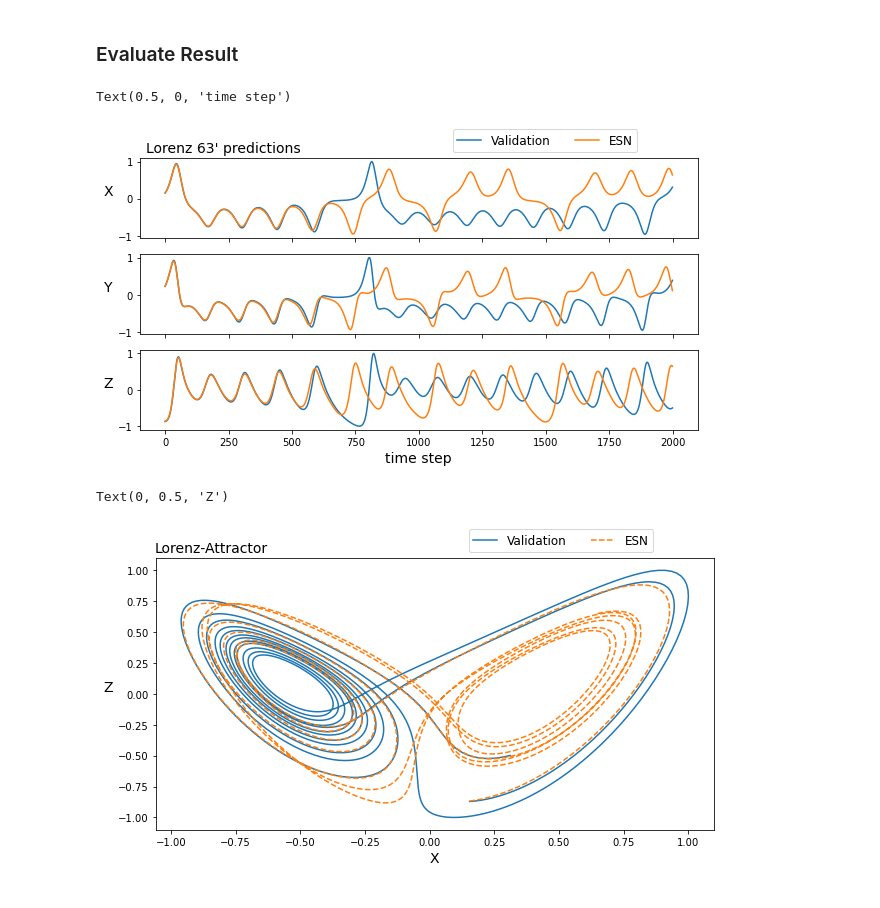
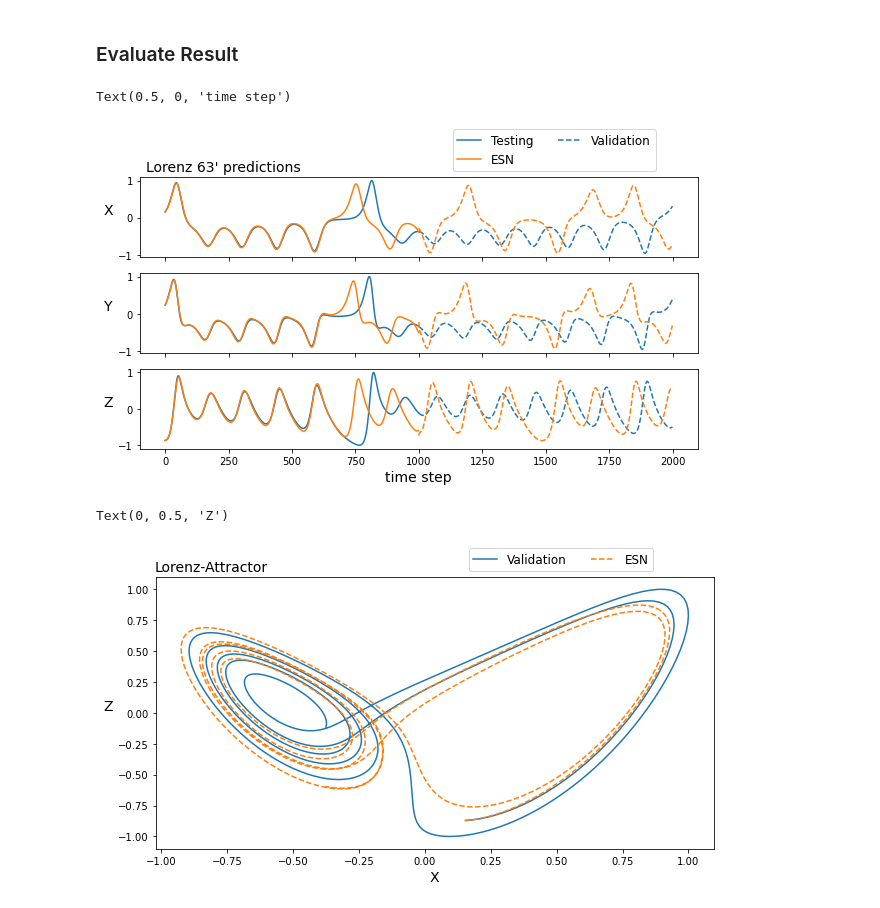
Before and after one commit to flohey/turbESN, a Jupyter notebook: basic_tour/basic_tour.ipynb, the cells around one changed output. Cells and saved outputs as stored; diff of their text form; code cells hidden in the pictures.

```diff
--- a/basic_tour/basic_tour.ipynb
+++ b/basic_tour/basic_tour.ipynb
@@ -43,22 +43,25 @@ data_scaled *=2
 
 # Data parameters
 trainingLength = 2049
-testingLength = 2000
+testingLength = 1000
+validationLength = 1000
+transientTime = 49
 esn_start = 1
-esn_end = esn_start + trainingLength + testingLength
+esn_end = esn_start + trainingLength + testingLength + validationLength
 
-u_train, y_train, u_test, y_test = PreparePredictorData(data = data_scaled,
+u_train, y_train, u_test, y_test, u_val, y_val = PreparePredictorData(data = data_scaled,
                                                          n_input = n_input_data,
                                                          trainingLength = trainingLength,
                                                          testingLength = testingLength,
+                                                         validationLength = validationLength,
                                                          esn_start = esn_start,
                                                           esn_end = esn_end)
 # %% [markdown]
 ### Initialize ESN
 # %%
 # Hyperparameters
-randomSeed = 42
-n_reservoir = 300
+randomSeed = 41
+n_reservoir = 256
 leakingRate = 0.1
 spectralRadius =  1.1
 reservoirDensity = 0.2
@@ -70,6 +73,7 @@ esn = ESN(randomSeed = randomSeed,
            esn_end = esn_end,
            trainingLength = trainingLength,
            testingLength = testingLength,
+           validationLength = validationLength,
            data_timesteps = data_timesteps,
            n_input = n_input_data,
            n_output = n_input_data,
@@ -87,37 +91,49 @@ esn = ESN(randomSeed = randomSeed,
            noiseLevel_out = 0.0,
            mode = 'auto',
            weightGeneration = 'uniform',
-           transientTime  = 49,
+           transientTime  = transientTime,
+           use_watts_strogatz_reservoir = False,
+           ws_p = 0.3,
            verbose = False)
 # %% [markdown]
 ### Run ESN
 # %%
-mse_train, mse_test, y_pred = RunturbESN(esn = esn, u_train = u_train, y_train = y_train, y_test = y_test, u_test = u_test)
+mse_train, mse_test, mse_val, y_pred_test, y_pred_val = RunturbESN(esn=esn,
+                                                          u_train=u_train,
+                                                          y_train=y_train,
+                                                          y_test=y_test,
+                                                          u_test=u_test,
+                                                          u_val=u_val,
+                                                          y_val=y_val)
 # %% [markdown]
 ### Evaluate Result
 # %%
+import seaborn as sns
 ylabels = ['X','Y','Z']
+clrs = sns.color_palette()
 fig,axs = plt.subplots(figsize = (10,5), nrows = 3, sharex = True)
 for ii in range(n_input_data):
-    axs[ii].plot(y_test[:,ii], label = 'Validation')
-    axs[ii].plot(y_pred[:,ii], label = 'ESN')
+    axs[ii].plot(range(testingLength),y_test[:,ii], label = 'Testing',color = clrs[0])
+    axs[ii].plot(range(testingLength),y_pred_test[:,ii], label = 'ESN',color=clrs[1])
+    axs[ii].plot(range(testingLength,testingLength+validationLength),y_val[:,ii], label = 'Validation',linestyle = "dashed",color = clrs[0])
+    axs[ii].plot(range(testingLength,testingLength+validationLength),y_pred_val[:,ii], label = '',linestyle = "dashed",color=clrs[1])
     axs[ii].set_ylabel(ylabels[ii], fontsize = 14, rotation = 0, labelpad = 10)
     #axs[ii].grid()
 
 axs[0].legend(fontsize = 12, ncol = 2, loc = 'lower left', bbox_to_anchor = (.55,1))
 axs[0].set_title("Lorenz 63' predictions", x = .15, fontsize = 14)
 axs[-1].set_xlabel('time step',fontsize = 14)
 # %% [output]
 Text(0.5, 0, 'time step')
-[figure, old version]
+[figure, new version]
 # %%
 fig,axs = plt.subplots(figsize = (10,5))
 axs.plot(y_test[:,0],y_test[:,2],label = 'Validation')
-axs.plot(y_pred[:,0],y_pred[:,2],label = 'ESN', linestyle = 'dashed')
+axs.plot(y_pred_test[:,0],y_pred_test[:,2],label = 'ESN', linestyle = 'dashed')
 axs.legend(fontsize = 12, ncol = 2, loc = 'lower left', bbox_to_anchor = (.55,1))
 axs.set_title("Lorenz-Attractor", x = .1, fontsize = 14)
 axs.set_xlabel("X", fontsize = 14, rotation = 0)
 axs.set_ylabel("Z", fontsize = 14, rotation = 0, labelpad = 10)
 # %% [output]
 Text(0, 0.5, 'Z')
-[figure, old version]
+[figure, new version]
```
Also changed, not shown: parts of 1 cell of this notebook.
